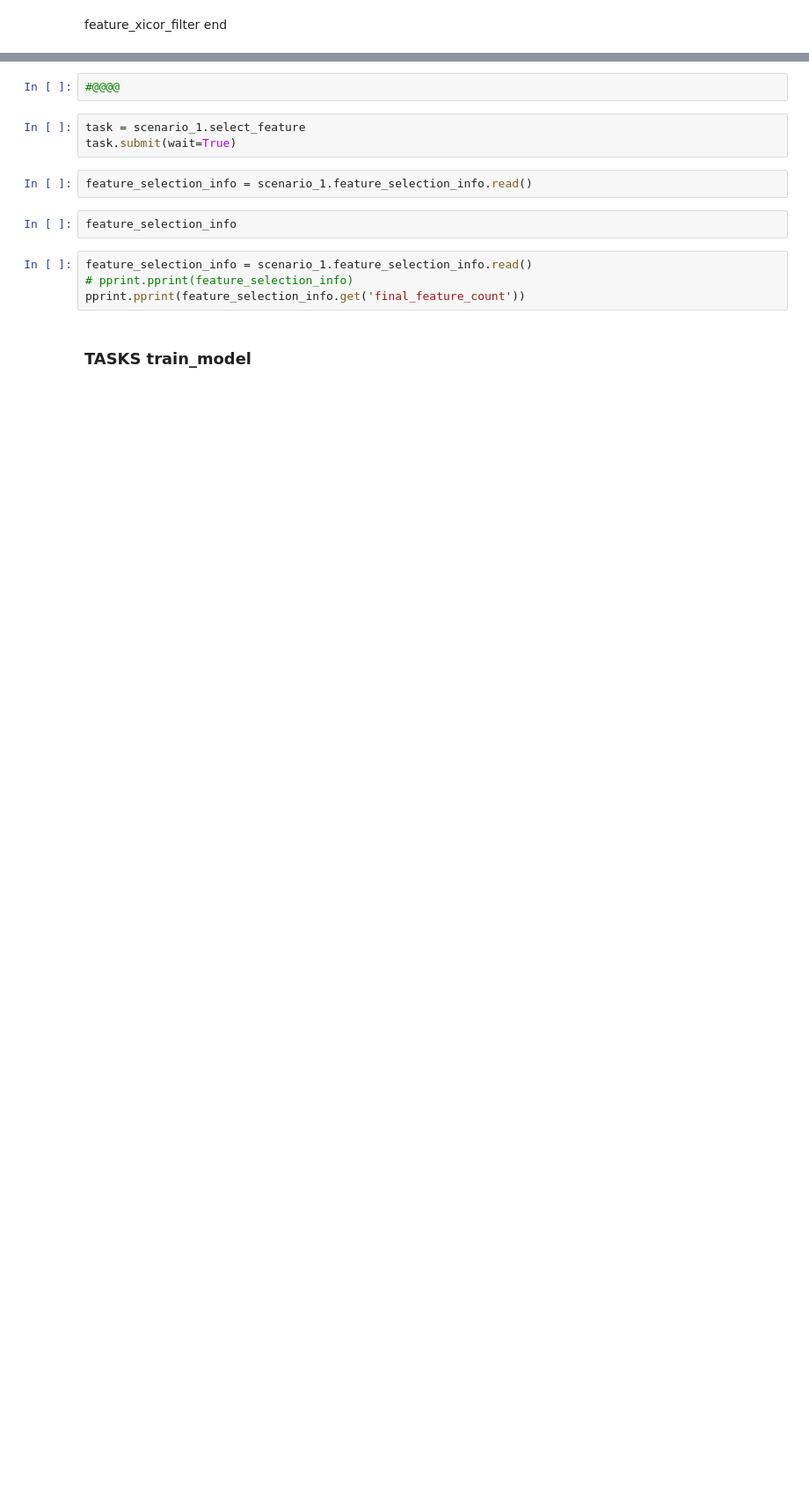
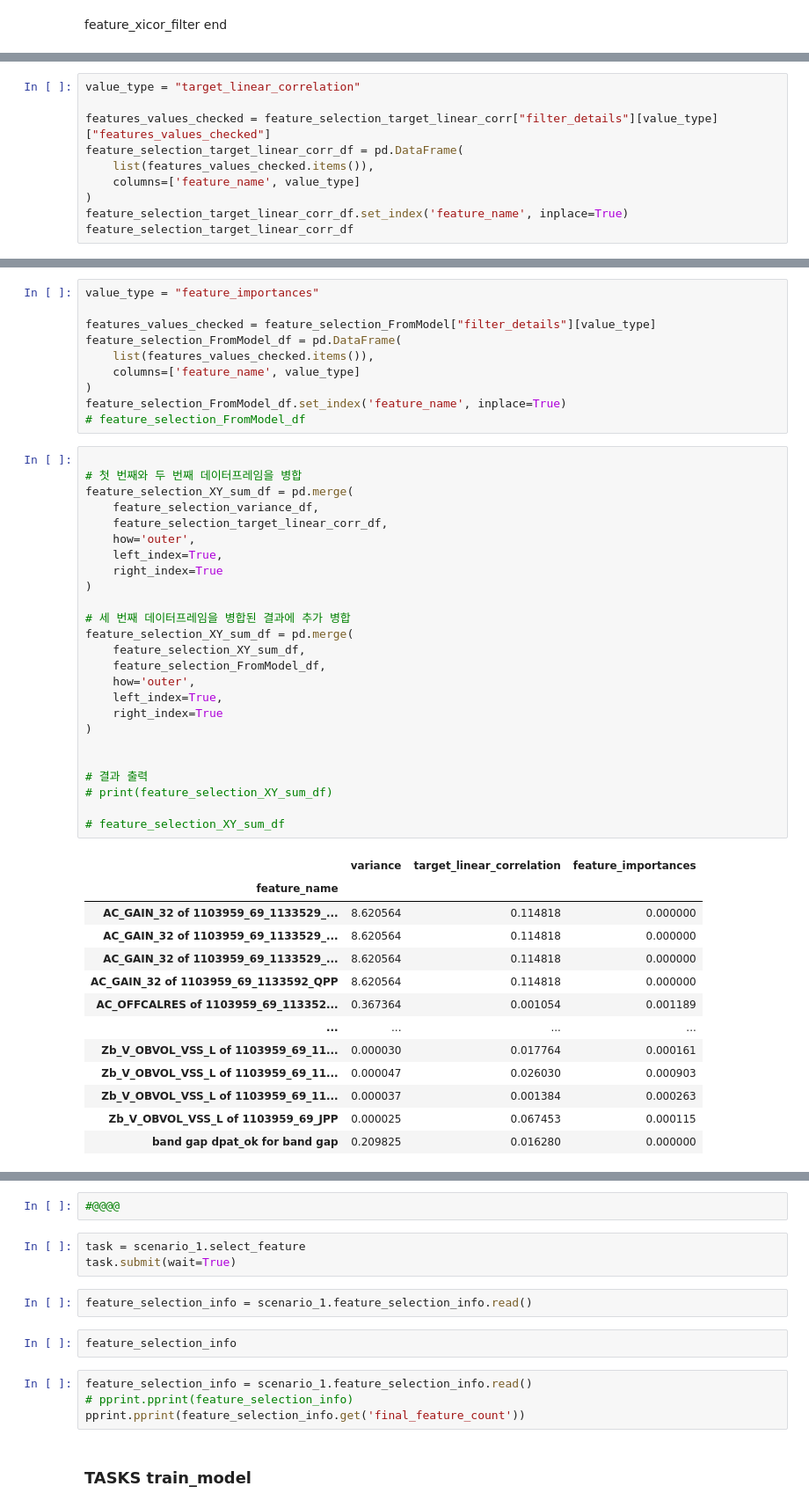
Before and after one commit to KstecGit2021/sparc-malfunction-classification-develop_bak, a Jupyter notebook: src/@debug.ipynb, the cells around one changed output, grey strips where cells are left out. Shown: that part at 88% size. Cells and saved outputs as stored; diff of their text form; blank space fills up the shorter version.

```diff
--- a/src/@debug.ipynb
+++ b/src/@debug.ipynb
@@ -516,0 +546,10 @@ scenario_1.train_dataset.write(feature_linear_corr_filter)
+# %%
+value_type = "target_linear_correlation"
+
+features_values_checked = feature_selection_target_linear_corr["filter_details"][value_type]["features_values_checked"]
+feature_selection_target_linear_corr_df = pd.DataFrame(
+    list(features_values_checked.items()),
+    columns=['feature_name', value_type]
+)
+feature_selection_target_linear_corr_df.set_index('feature_name', inplace=True)
+feature_selection_target_linear_corr_df
@@ -516,0 +588,49 @@ scenario_1.train_dataset.write(feature_linear_corr_filter)
+# %%
+value_type = "feature_importances"
+
+features_values_checked = feature_selection_FromModel["filter_details"][value_type]
+feature_selection_FromModel_df = pd.DataFrame(
+    list(features_values_checked.items()),
+    columns=['feature_name', value_type]
+)
+feature_selection_FromModel_df.set_index('feature_name', inplace=True)
+# feature_selection_FromModel_df
+# %%
+
+# 첫 번째와 두 번째 데이터프레임을 병합
+feature_selection_XY_sum_df = pd.merge(
+    feature_selection_variance_df,
+    feature_selection_target_linear_corr_df,
+    how='outer',
+    left_index=True,
+    right_index=True
+)
+
+# 세 번째 데이터프레임을 병합된 결과에 추가 병합
+feature_selection_XY_sum_df = pd.merge(
+    feature_selection_XY_sum_df,
+    feature_selection_FromModel_df,
+    how='outer',
+    left_index=True,
+    right_index=True
+)
+
+
+# 결과 출력
+# print(feature_selection_XY_sum_df)
+
+# feature_selection_XY_sum_df
+# %% [output]
+|  | variance | target_linear_correlation | feature_importances |
+| feature_name |  |  |  |
+| AC_GAIN_32 of 1103959_69_1133529_... | 8.620564 | 0.114818 | 0.000000 |
+| AC_GAIN_32 of 1103959_69_1133529_... | 8.620564 | 0.114818 | 0.000000 |
+| AC_GAIN_32 of 1103959_69_1133529_... | 8.620564 | 0.114818 | 0.000000 |
+| AC_GAIN_32 of 1103959_69_1133592_QPP | 8.620564 | 0.114818 | 0.000000 |
+| AC_OFFCALRES of 1103959_69_113352... | 0.367364 | 0.001054 | 0.001189 |
+| ... | ... | ... | ... |
+| Zb_V_OBVOL_VSS_L of 1103959_69_11... | 0.000030 | 0.017764 | 0.000161 |
+| Zb_V_OBVOL_VSS_L of 1103959_69_11... | 0.000047 | 0.026030 | 0.000903 |
+| Zb_V_OBVOL_VSS_L of 1103959_69_11... | 0.000037 | 0.001384 | 0.000263 |
+| Zb_V_OBVOL_VSS_L of 1103959_69_JPP | 0.000025 | 0.067453 | 0.000115 |
+| band gap dpat_ok for band gap | 0.209825 | 0.016280 | 0.000000 |
```
Also changed, not shown: parts of 100 cells of this notebook, 6 other files.
